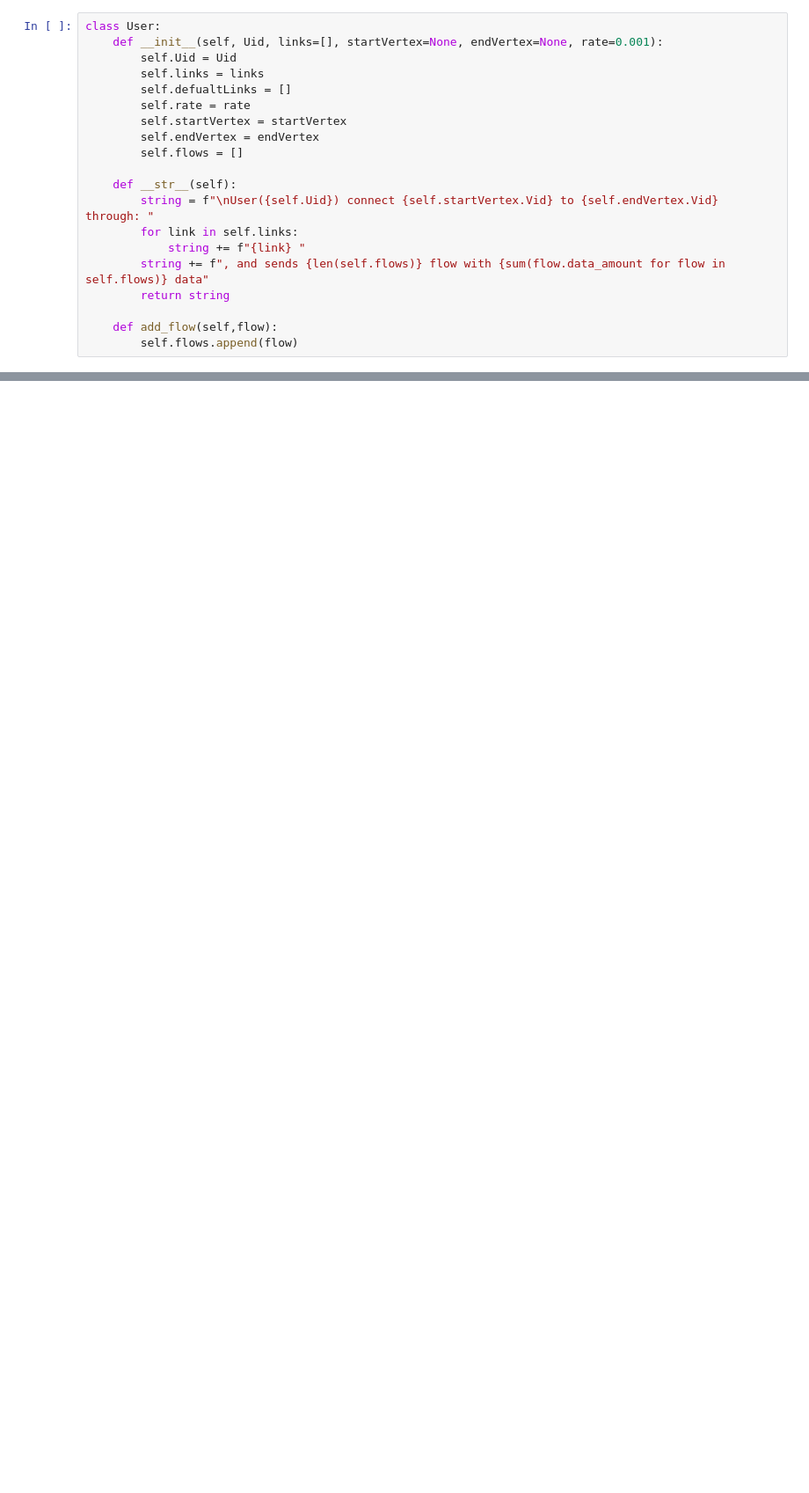
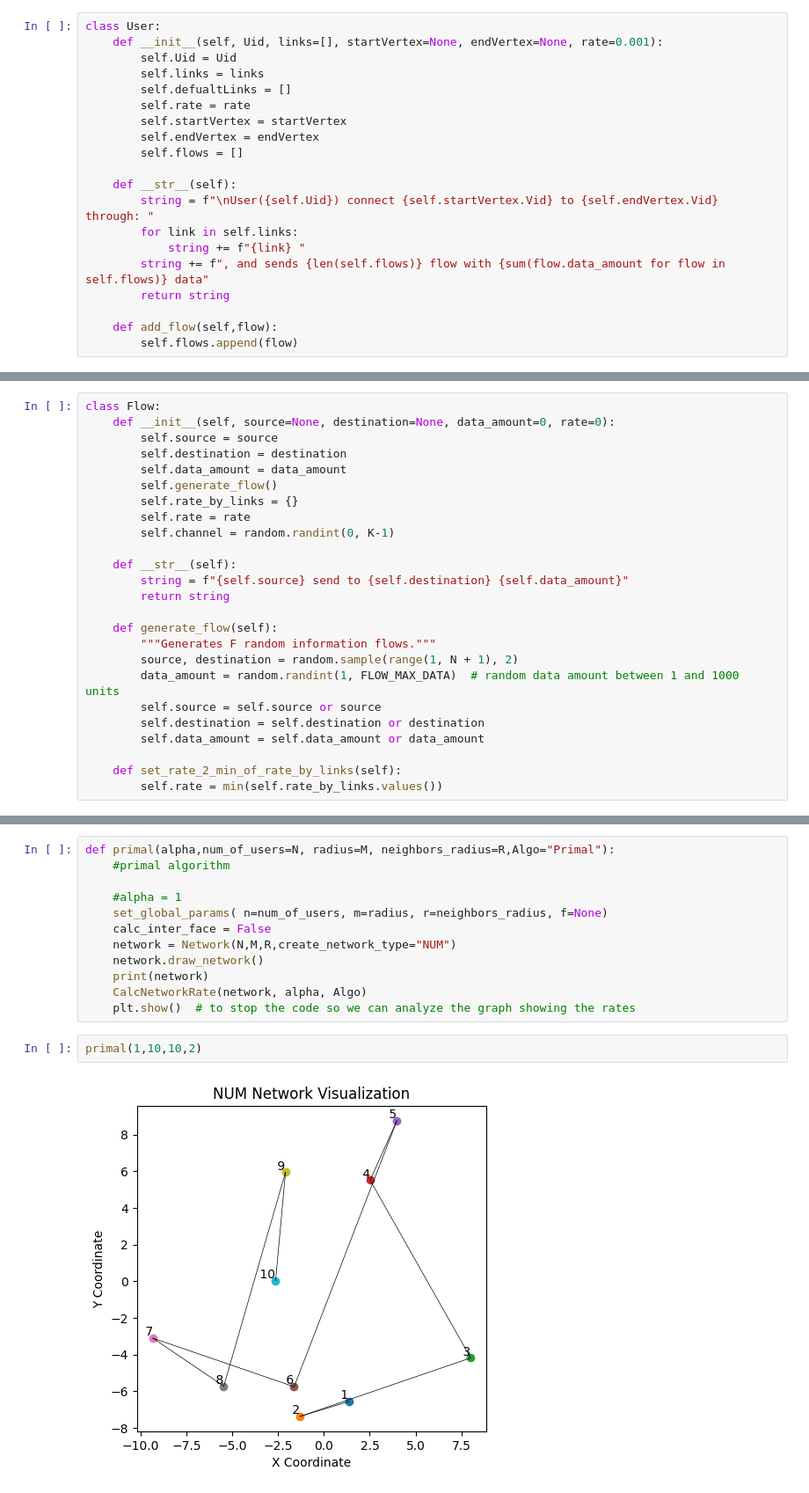
Before and after one commit to ofirkruzel/NUMsimulator, a Jupyter notebook: NUM_simulator.ipynb, the cells around one changed output, grey strips where cells are left out. Shown at 88% size. Cells and saved outputs as stored; diff of their text form; blank space fills up the shorter version.

```diff
--- a/NUM_simulator.ipynb
+++ b/NUM_simulator.ipynb
@@ -656,0 +528,25 @@ class User:
+# %%
+class Flow:
+    def __init__(self, source=None, destination=None, data_amount=0, rate=0):
+        self.source = source
+        self.destination = destination
+        self.data_amount = data_amount
+        self.generate_flow()
+        self.rate_by_links = {}
+        self.rate = rate
+        self.channel = random.randint(0, K-1)
+
+    def __str__(self):
+        string = f"{self.source} send to {self.destination} {self.data_amount}"
+        return string
+
+    def generate_flow(self):
+        """Generates F random information flows."""
+        source, destination = random.sample(range(1, N + 1), 2)
+        data_amount = random.randint(1, FLOW_MAX_DATA)  # random data amount between 1 and 1000 units
+        self.source = self.source or source
+        self.destination = self.destination or destination
+        self.data_amount = self.data_amount or data_amount
+
+    def set_rate_2_min_of_rate_by_links(self):
+        self.rate = min(self.rate_by_links.values())
@@ -656,0 +1136,16 @@ class User:
+# %%
+def primal(alpha,num_of_users=N, radius=M, neighbors_radius=R,Algo="Primal"):
+    #primal algorithm
+
+    #alpha = 1
+    set_global_params( n=num_of_users, m=radius, r=neighbors_radius, f=None)
+    calc_inter_face = False
+    network = Network(N,M,R,create_network_type="NUM")
+    network.draw_network()
+    print(network)
+    CalcNetworkRate(network, alpha, Algo)
+    plt.show()  # to stop the code so we can analyze the graph showing the rates
+# %%
+primal(1,10,10,2)
+# %% [output]
+[figure, added]
```
Also changed, not shown: parts of 44 cells of this notebook, 2 other files.
